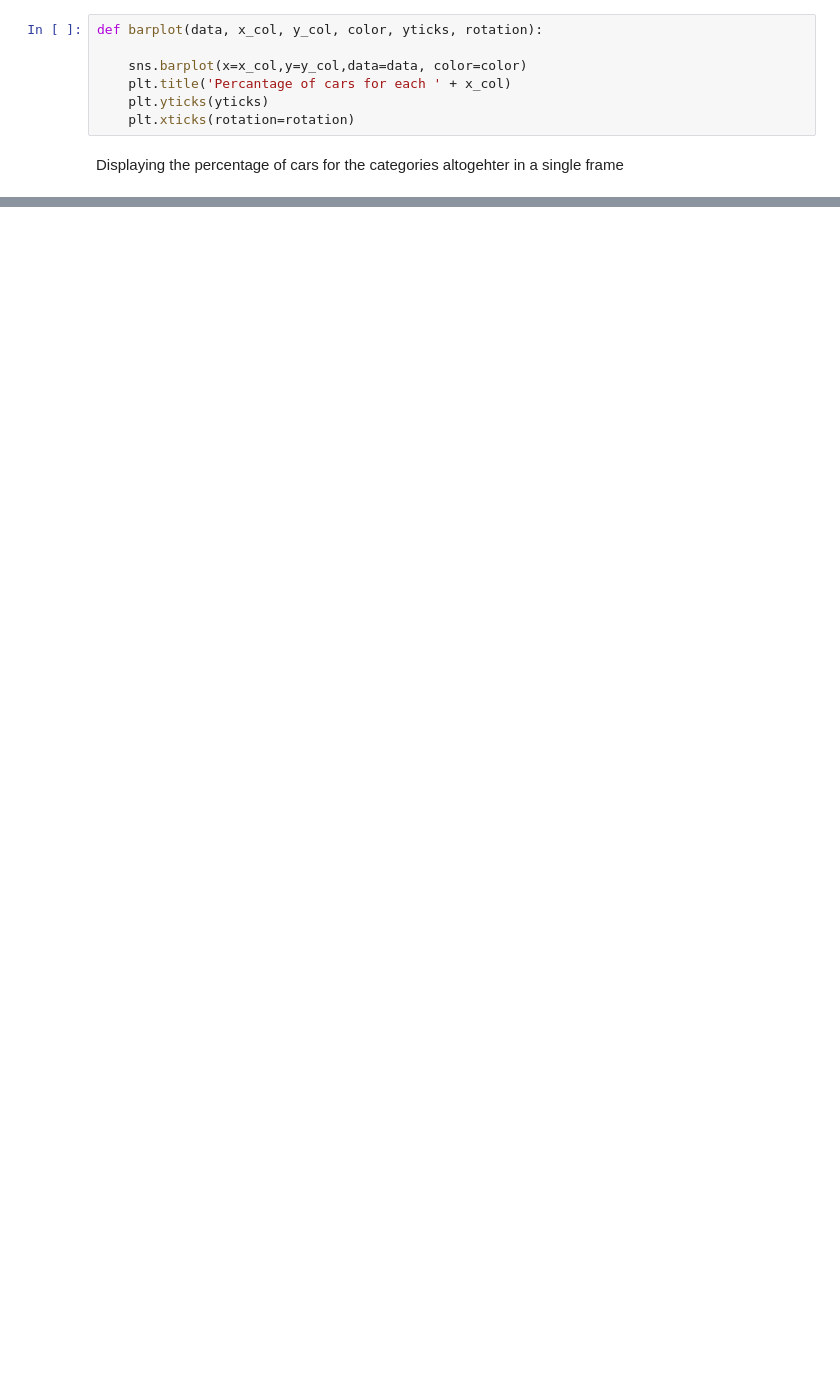
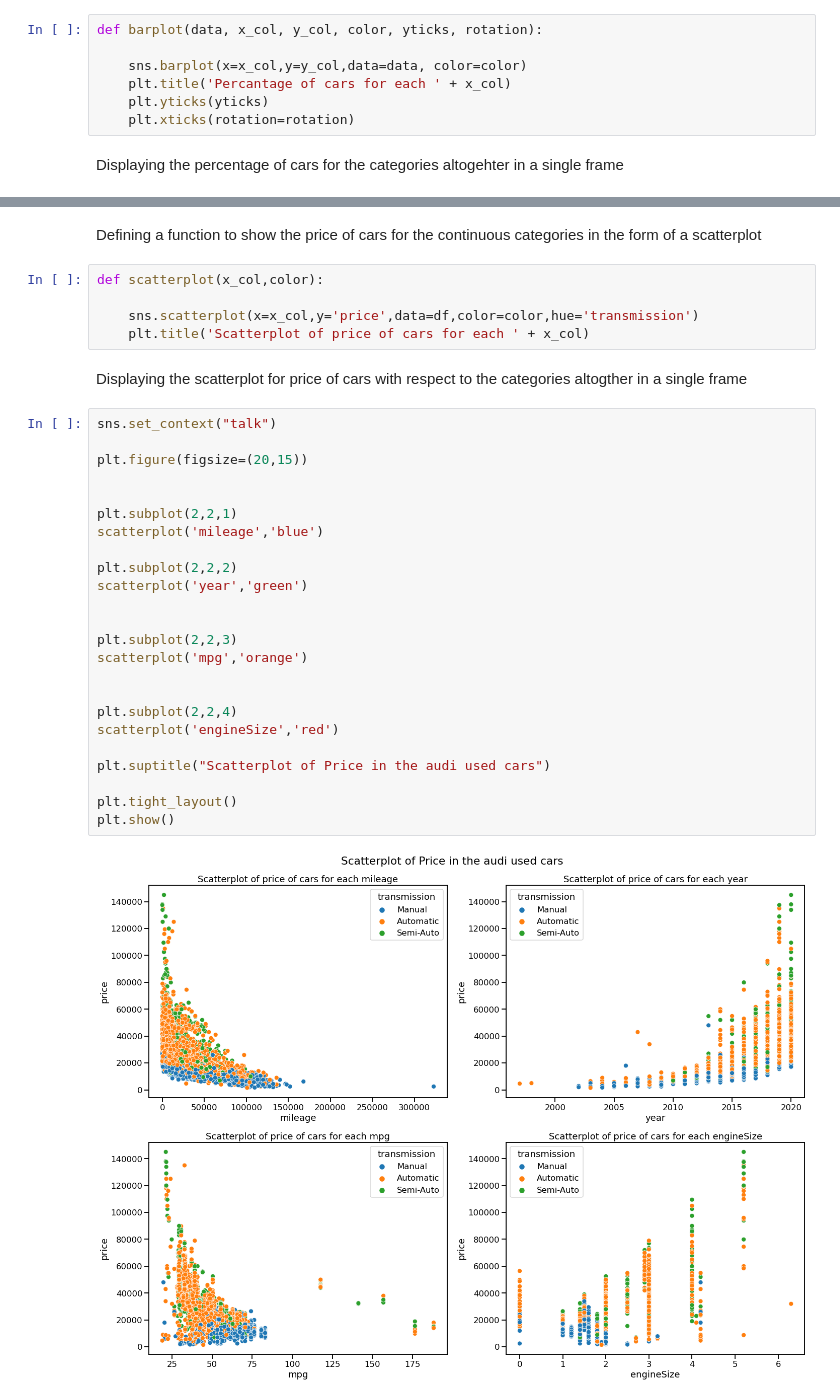
Before and after one commit to IshratShamiemAnanta/audi_used_car_analysis, a Jupyter notebook: audi_used_car_EDA.ipynb, the cells around one changed output, grey strips where cells are left out. Cells and saved outputs as stored; diff of their text form; blank space fills up the shorter version.

```diff
--- a/audi_used_car_EDA.ipynb
+++ b/audi_used_car_EDA.ipynb
@@ -249,0 +250,35 @@ plt.show()
+# %% [markdown]
+Defining a function to show the price of cars for the continuous categories in the form of a scatterplot
+# %%
+def scatterplot(x_col,color):
+
+    sns.scatterplot(x=x_col,y='price',data=df,color=color,hue='transmission')
+    plt.title('Scatterplot of price of cars for each ' + x_col)
+# %% [markdown]
+Displaying the scatterplot for price of cars with respect to the categories altogther in a single frame
+# %%
+sns.set_context("talk")
+
+plt.figure(figsize=(20,15))
+
+
+plt.subplot(2,2,1)
+scatterplot('mileage','blue')
+
+plt.subplot(2,2,2)
+scatterplot('year','green')
+
+
+plt.subplot(2,2,3)
+scatterplot('mpg','orange')
+
+
+plt.subplot(2,2,4)
+scatterplot('engineSize','red')
+
+plt.suptitle("Scatterplot of Price in the audi used cars")
+
+plt.tight_layout()
+plt.show()
+# %% [output]
+[figure, added]
```
Also changed, not shown: parts of 25 cells of this notebook.
